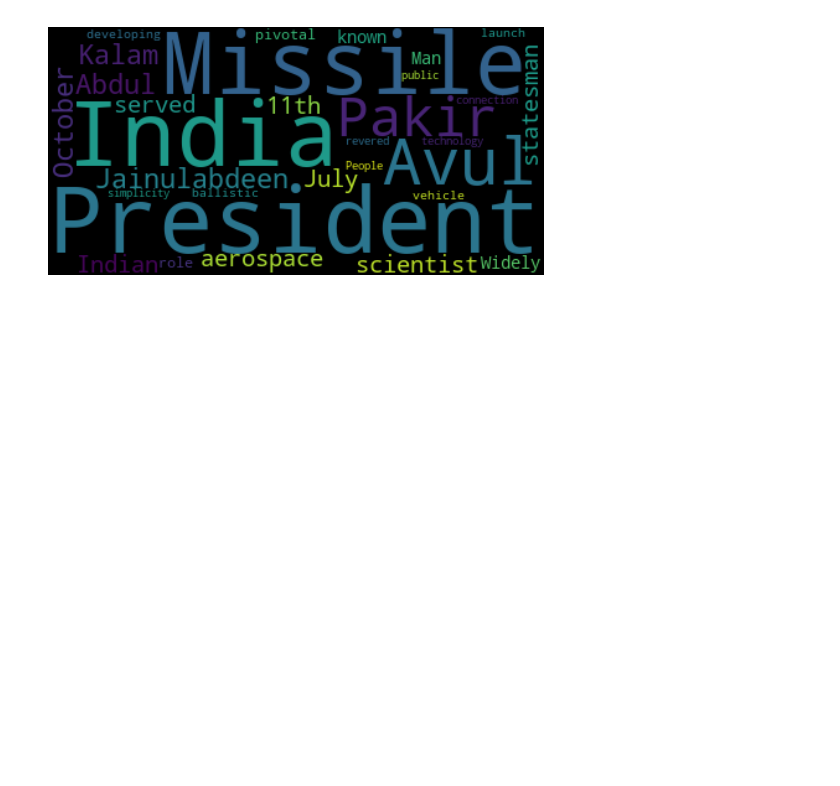
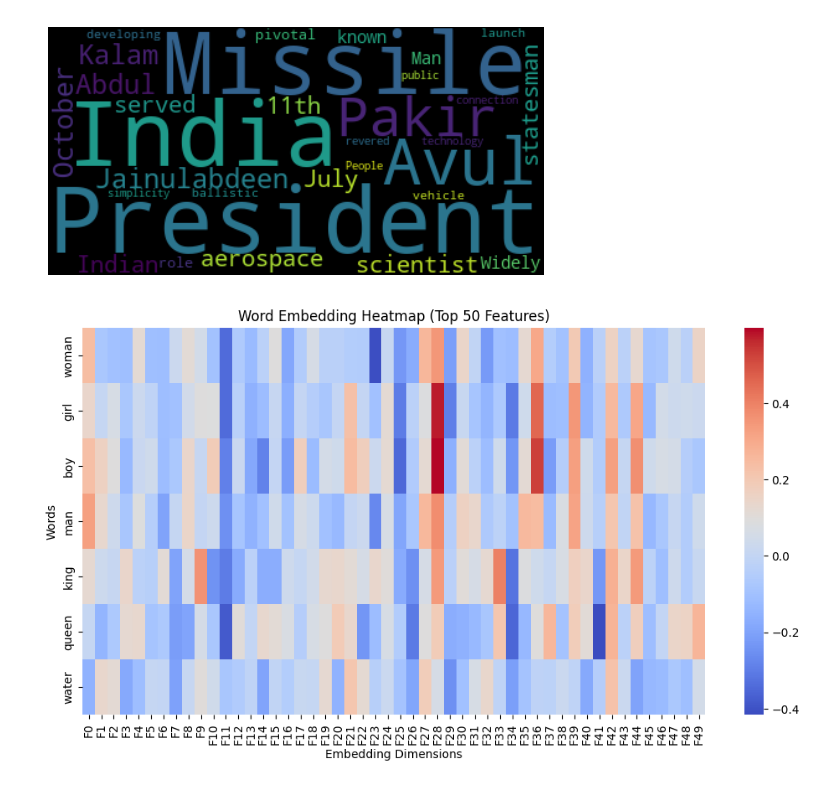
Before and after one commit to gitcrusher/NLP, a Jupyter notebook: preprocessing/preprocessing_in_nlp.ipynb, the cells around one changed output. Drawn from its saved outputs; the diff is of its cells as text; code cells hidden in the pictures; blank space fills up the shorter version.

Commit message:
implemented heat map onto google pretrained Word2vec data for better understanding

```diff
--- a/preprocessing/preprocessing_in_nlp.ipynb
+++ b/preprocessing/preprocessing_in_nlp.ipynb
@@ -427,3 +430,32 @@ plt.axis("off")
 # %% [output]
 (np.float64(-0.5), np.float64(399.5), np.float64(199.5), np.float64(-0.5))
 [figure]
+# %%
+word = ["woman", "girl", "boy", "man", "king", "queen","water"]
+# %%
+top_n = 50
+
+
+valid_words =  [word for word in word if word in wv]
+
+embedding = np.array([wv[word][:50] for word in valid_words])
+# %%
+import seaborn as sns
+import matplotlib.pyplot as plt
+
+plt.figure(figsize=(12, 6))
+
+sns.heatmap(
+    embedding,
+    cmap="coolwarm",
+    xticklabels=[f"F{i}" for i in range(top_n)],
+    yticklabels=valid_words
+)
+
+plt.title("Word Embedding Heatmap (Top 50 Features)")
+plt.xlabel("Embedding Dimensions")
+plt.ylabel("Words")
+
+plt.show()
+# %% [output]
+[figure, added]
```
Also changed, not shown: parts of 3 cells of this notebook.
